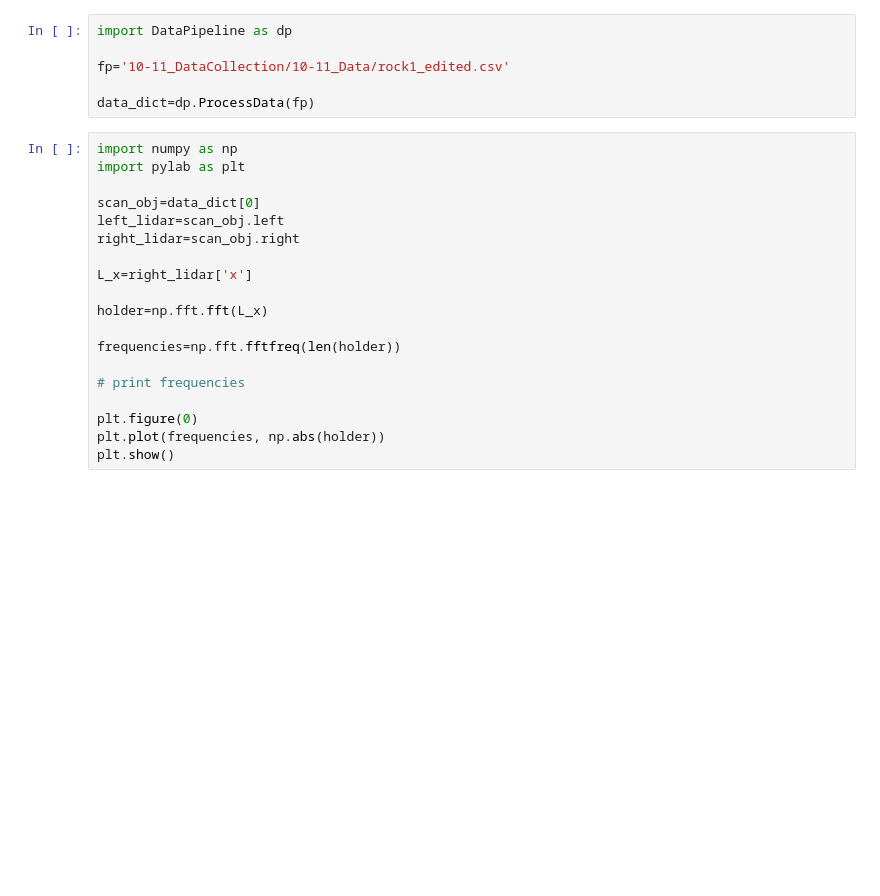
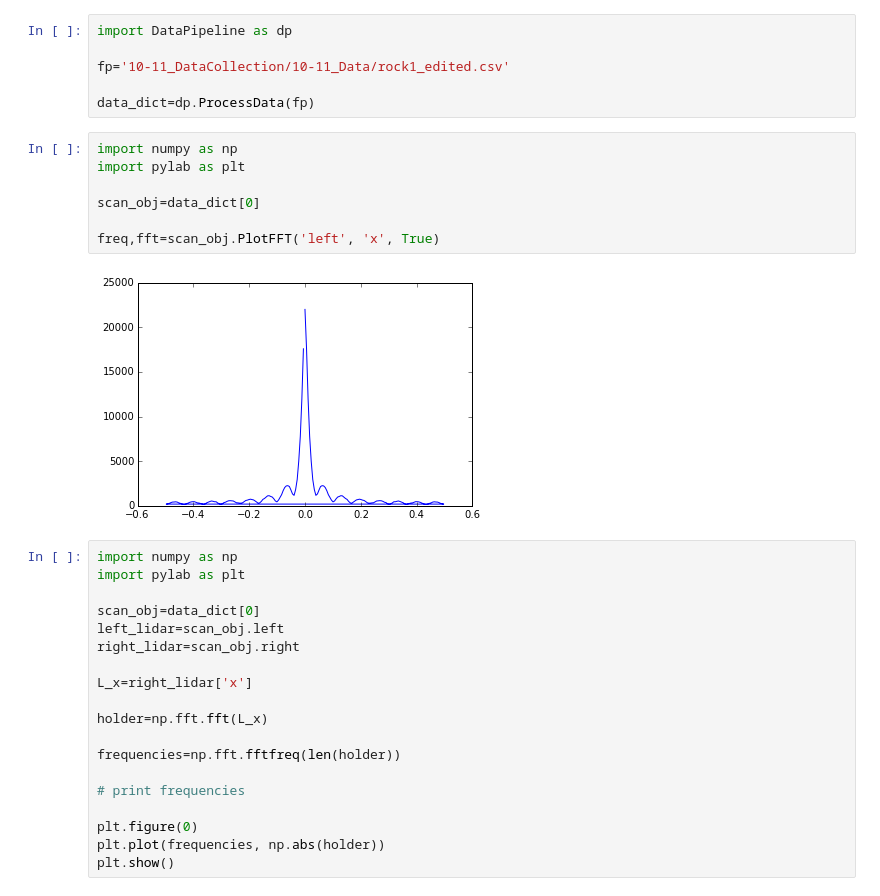
Before and after one commit to olinrobotics/Gator_DataExploration, a Jupyter notebook: FFTTest.ipynb, the cells around one changed output. Cells and saved outputs as stored; diff of their text form; blank space fills up the shorter version.

```diff
--- a/FFTTest.ipynb
+++ b/FFTTest.ipynb
@@ -6,6 +6,15 @@ import DataPipeline as dp
 fp='10-11_DataCollection/10-11_Data/rock1_edited.csv'
 
 data_dict=dp.ProcessData(fp)
+# %%
+import numpy as np
+import pylab as plt
+
+scan_obj=data_dict[0]
+
+freq,fft=scan_obj.PlotFFT('left', 'x', True)
+# %% [output]
+[figure, added]
 # %%
 import numpy as np
 import pylab as plt
```
Also changed, not shown: 3 other files.
